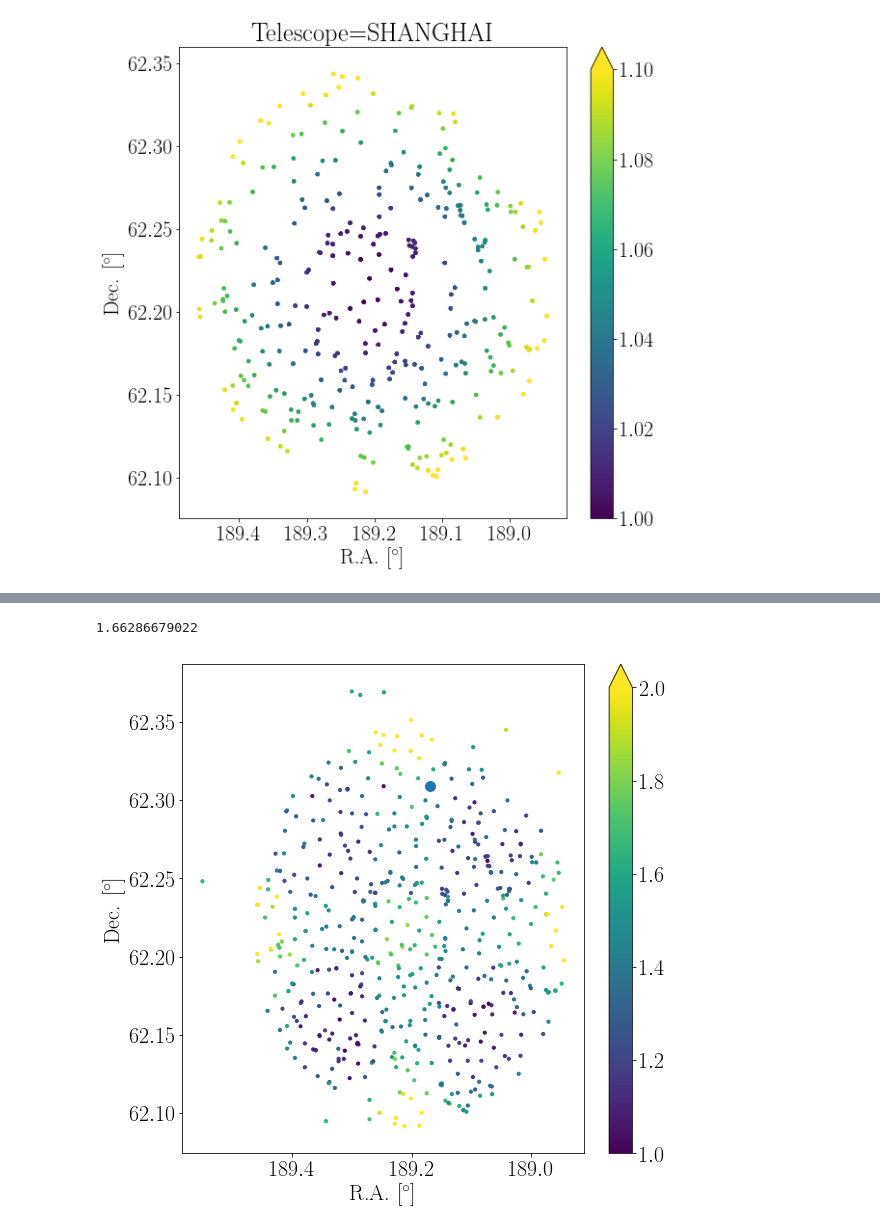
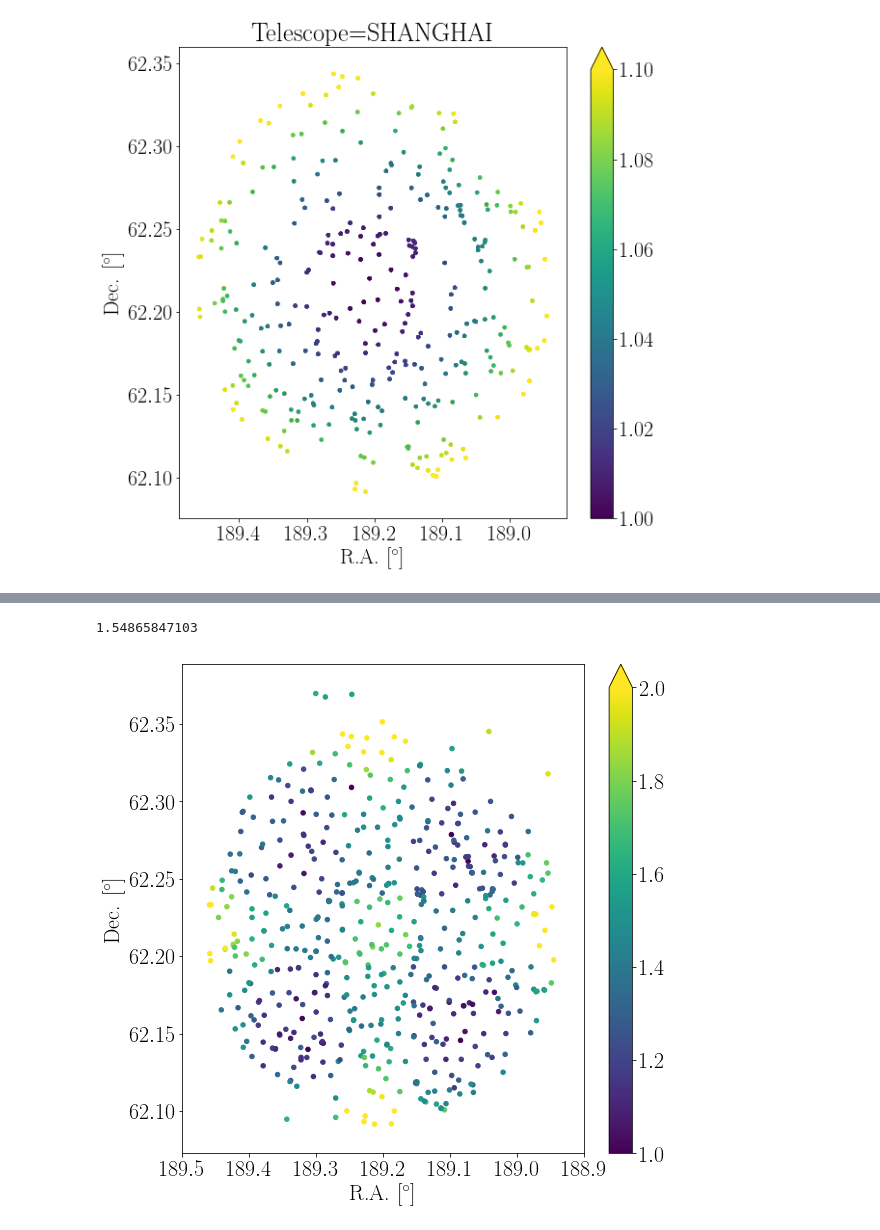
Before and after one commit to jradcliffe5/EVN_pbcor, a Jupyter notebook: Sanity_checks/PB_error_scalings.ipynb, the cells around one changed output, grey strips where cells are left out. Saved outputs shown, nothing was run; the diff lists cells and outputs as text; code cells hidden in the pictures.

```diff
--- a/Sanity_checks/PB_error_scalings.ipynb
+++ b/Sanity_checks/PB_error_scalings.ipynb
@@ -110,7 +107,7 @@ for j in Pointing:
                     HDFC0153outside_corr = HDFC0153outside_corr + [x[i][3]]
         fig, ax = plt.subplots()
         plt.gca().invert_xaxis()
-        scat = ax.scatter(RA, Dec, c=telescope_corr, s=10,vmin=0, vmax=5)
+        scat = ax.scatter(RA, Dec, c=telescope_corr, s=10,vmin=1, vmax=2)
         plt.title(r'Telescope=%s Pointing=%s' % (telescope_name[k],j))
         plt.colorbar(scat,extend='max')
         plt.xlabel(r'R.A. [$^\circ$]')
@@ -131,36 +128,37 @@ for j in Pointing:
 # %%
 nopbcor = np.load('rms_nopbcor.npy').T
 pbcor = np.load('rms_pbcor.npy').T
 
 
 RA = []
 Dec = []
 nopbcor_rms = []
 pbcor_rms = []
 for i in range(len(nopbcor)):
     x = np.where(pbcor==nopbcor[i][0][:8]+'_PBCOR_NA_IM.fits')[0]
     if x:
         if nopbcor[i][0][:8] == 'HDFC0153':
             HDFC0153RA = float(nopbcor[i][1])
             HDFC0153Dec = float(nopbcor[i][2])
             print float(pbcor[x[0]][3])/float(nopbcor[i][3])
         RA = RA + [float(nopbcor[i][1])]
         Dec = Dec + [float(nopbcor[i][2])]
         nopbcor_rms = nopbcor_rms + [float(nopbcor[i][3])]
         pbcor_rms = pbcor_rms + [float(pbcor[x[0]][3])]
 
 fig, ax = plt.subplots()
+scat = ax.scatter(RA, Dec, c=np.array(pbcor_rms)/np.array(nopbcor_rms), s=20,vmin=1,vmax=2)
+#HDFC0153_pos = ax.scatter(HDFC0153RA, HDFC0153Dec, s=100)
+plt.xlim(188.9,189.5)
 plt.gca().invert_xaxis()
-scat = ax.scatter(RA, Dec, c=np.array(pbcor_rms)/np.array(nopbcor_rms), s=10,vmin=1,vmax=2)
-HDFC0153_pos = ax.scatter(HDFC0153RA, HDFC0153Dec, s=100)
 plt.colorbar(scat,extend='max')
 plt.xlabel(r'R.A. [$^\circ$]')
 plt.ylabel(r'Dec. [$^\circ$]')
 plt.savefig(r'RMS_diff', bbox_inches='tight')
 plt.show()
 # %% [output]
-1.66286679022
+1.54865847103
-[figure, old version]
+[figure, new version]
 # %%
 print HDFC0153central_corr
 print HDFC0153outside_corr
```
Also changed, not shown: parts of 8 cells of this notebook, 30 other files.
